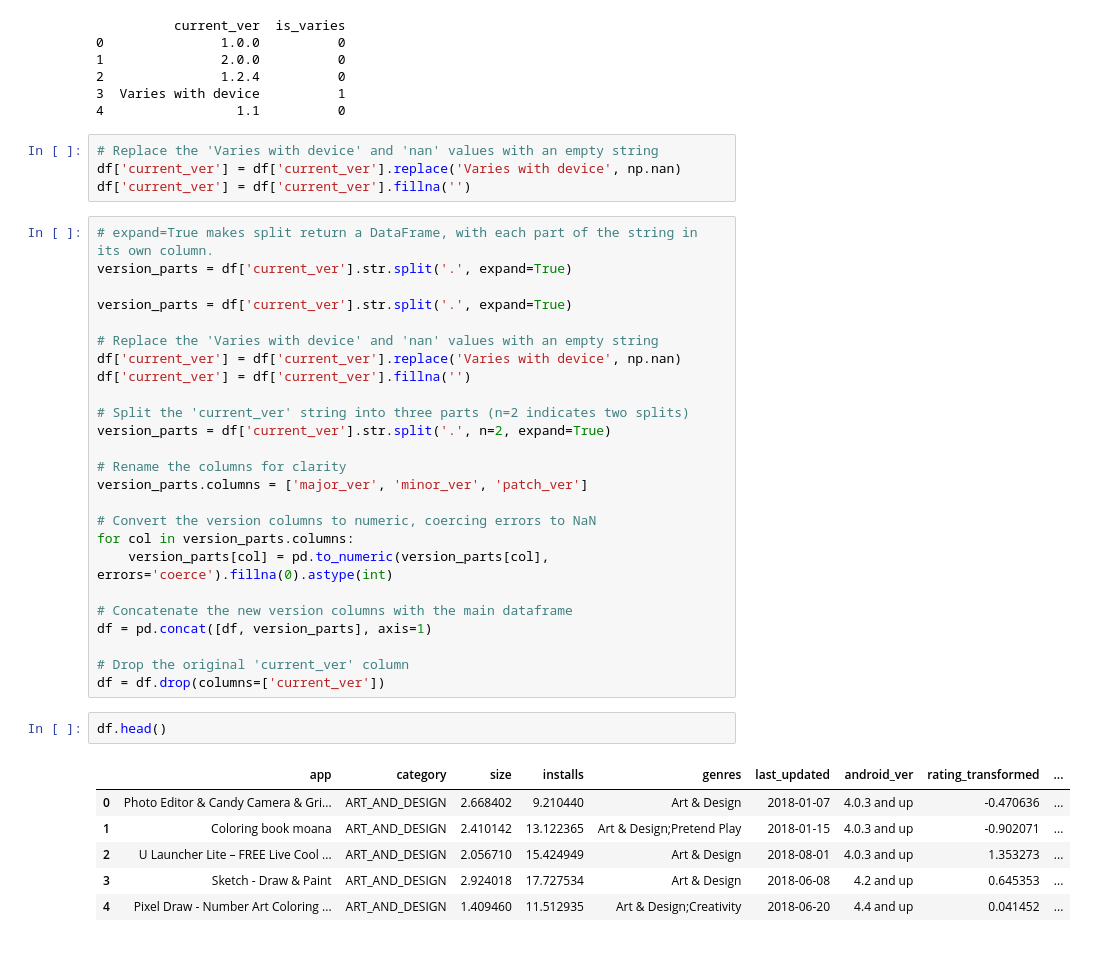
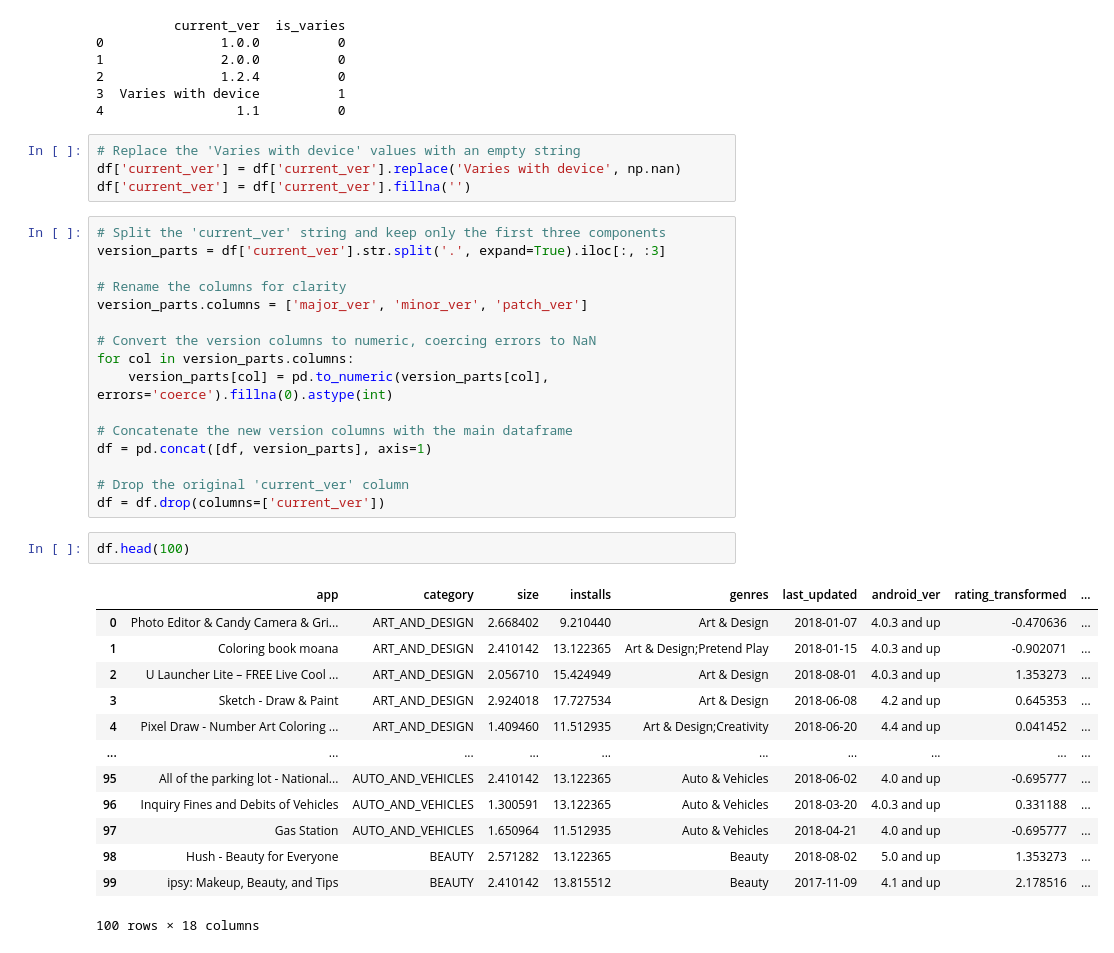
Before and after one commit to danial-baraty/ML-projs, a Jupyter notebook: googleplaystore/Mini Project 1.ipynb, the cells around one changed output. Cells and saved outputs as stored; diff of their text form.

```diff
--- a/googleplaystore/Mini Project 1.ipynb
+++ b/googleplaystore/Mini Project 1.ipynb
@@ -627,21 +631,12 @@ print(df[['current_ver', 'is_varies']].head())
 3  Varies with device          1
 4                 1.1          0
 # %%
-# Replace the 'Varies with device' and 'nan' values with an empty string
+# Replace the 'Varies with device' values with an empty string
 df['current_ver'] = df['current_ver'].replace('Varies with device', np.nan)
 df['current_ver'] = df['current_ver'].fillna('')
 # %%
-# expand=True makes split return a DataFrame, with each part of the string in its own column.
-version_parts = df['current_ver'].str.split('.', expand=True)
-
-version_parts = df['current_ver'].str.split('.', expand=True)
-
-# Replace the 'Varies with device' and 'nan' values with an empty string
-df['current_ver'] = df['current_ver'].replace('Varies with device', np.nan)
-df['current_ver'] = df['current_ver'].fillna('')
-
-# Split the 'current_ver' string into three parts (n=2 indicates two splits)
-version_parts = df['current_ver'].str.split('.', n=2, expand=True)
+# Split the 'current_ver' string and keep only the first three components
+version_parts = df['current_ver'].str.split('.', expand=True).iloc[:, :3]
 
 # Rename the columns for clarity
 version_parts.columns = ['major_ver', 'minor_ver', 'patch_ver']
@@ -656,11 +651,18 @@ df = pd.concat([df, version_parts], axis=1)
 # Drop the original 'current_ver' column
 df = df.drop(columns=['current_ver'])
 # %%
-df.head()
+df.head(100)
 # %% [output]
 |  | app | category | size | installs | genres | last_updated | android_ver | rating_transformed | ... |
 | 0 | Photo Editor & Candy Camera & Gri... | ART_AND_DESIGN | 2.668402 | 9.210440 | Art & Design | 2018-01-07 | 4.0.3 and up | -0.470636 | ... |
 | 1 | Coloring book moana | ART_AND_DESIGN | 2.410142 | 13.122365 | Art & Design;Pretend Play | 2018-01-15 | 4.0.3 and up | -0.902071 | ... |
 | 2 | U Launcher Lite – FREE Live Cool ... | ART_AND_DESIGN | 2.056710 | 15.424949 | Art & Design | 2018-08-01 | 4.0.3 and up | 1.353273 | ... |
 | 3 | Sketch - Draw & Paint | ART_AND_DESIGN | 2.924018 | 17.727534 | Art & Design | 2018-06-08 | 4.2 and up | 0.645353 | ... |
 | 4 | Pixel Draw - Number Art Coloring ... | ART_AND_DESIGN | 1.409460 | 11.512935 | Art & Design;Creativity | 2018-06-20 | 4.4 and up | 0.041452 | ... |
+| ... | ... | ... | ... | ... | ... | ... | ... | ... | ... |
+| 95 | All of the parking lot - National... | AUTO_AND_VEHICLES | 2.410142 | 13.122365 | Auto & Vehicles | 2018-06-02 | 4.0 and up | -0.695777 | ... |
+| 96 | Inquiry Fines and Debits of Vehicles | AUTO_AND_VEHICLES | 1.300591 | 13.122365 | Auto & Vehicles | 2018-03-20 | 4.0.3 and up | 0.331188 | ... |
+| 97 | Gas Station | AUTO_AND_VEHICLES | 1.650964 | 11.512935 | Auto & Vehicles | 2018-04-21 | 4.0 and up | -0.695777 | ... |
+| 98 | Hush - Beauty for Everyone | BEAUTY | 2.571282 | 13.122365 | Beauty | 2018-08-02 | 5.0 and up | 1.353273 | ... |
+| 99 | ipsy: Makeup, Beauty, and Tips | BEAUTY | 2.410142 | 13.815512 | Beauty | 2017-11-09 | 4.1 and up | 2.178516 | ... |
+100 rows × 18 columns
```
Also changed, not shown: parts of 3 cells of this notebook.
